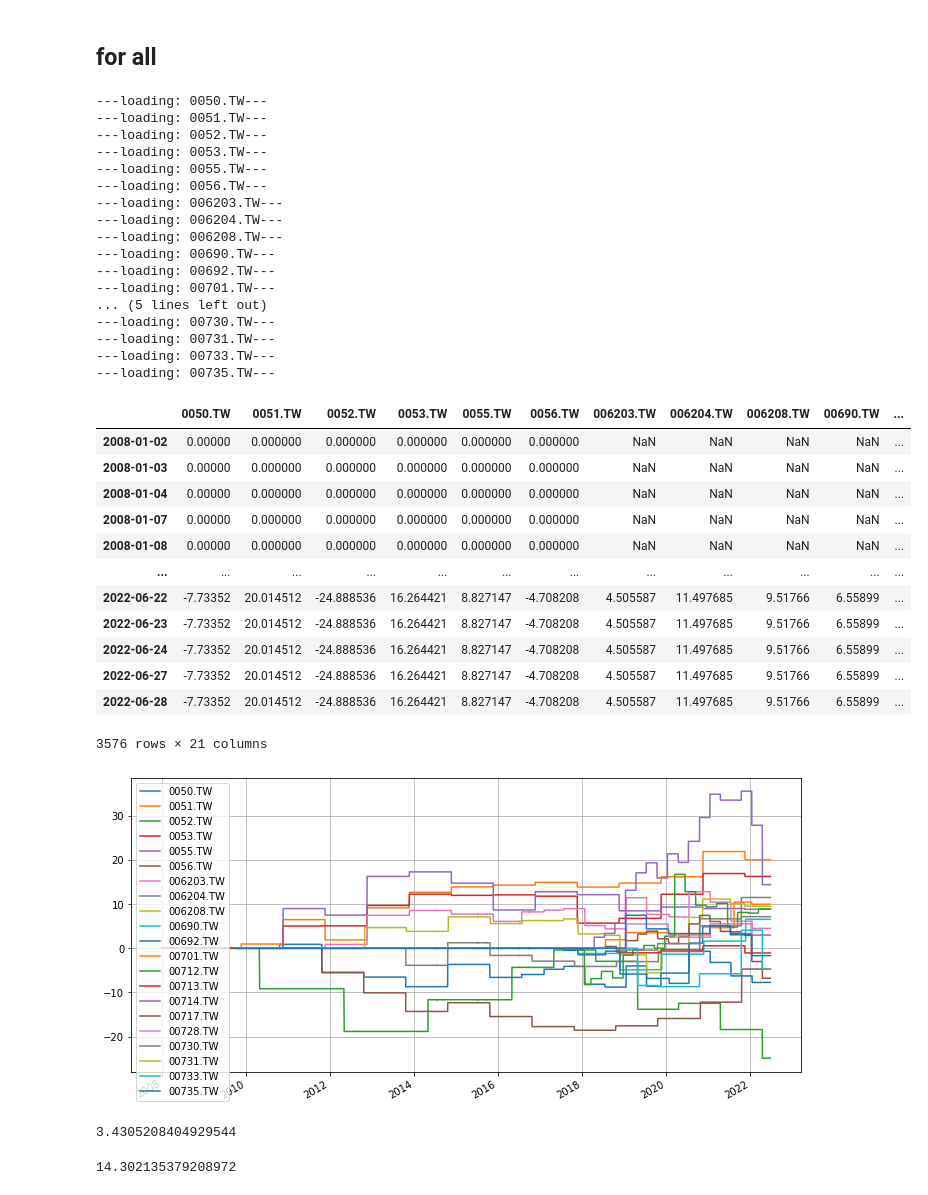
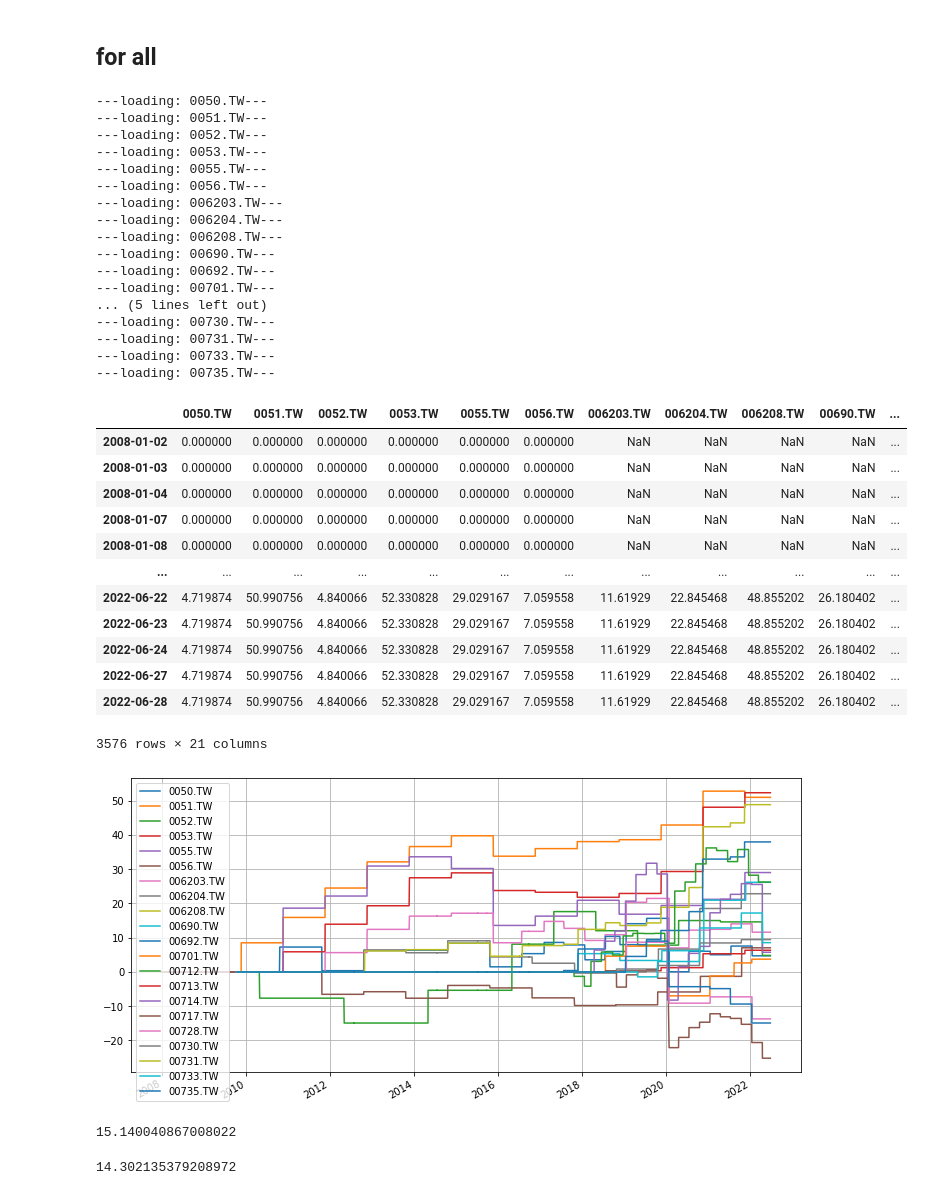
Before and after one commit to benson85560/yuanta, a Jupyter notebook: Dividend_Yield_Strategy.ipynb, the cells around one changed output. Drawn from its saved outputs; the diff is of its cells as text; code cells hidden in the pictures.

```diff
--- a/Dividend_Yield_Strategy.ipynb
+++ b/Dividend_Yield_Strategy.ipynb
@@ -102,6 +102,7 @@ buy = []
 sell = []
 open_price = []
 timeList = []
+BS = None
 
 print(f'---loading: {symbol}---')
 
@@ -110,6 +111,7 @@ for i in range(len(df)):
     if i == len(df)-1:
       break
 
+    # 除息前
     # if df['0050'][i] > 0 and df['close'][i] > 0 : # 除息日
     #     tempSize = money / df['close'][i-30] # 前 15 天進場
     #     buy.append(i-30)
@@ -120,15 +122,24 @@ for i in range(len(df)):
     #     timeList.append(df.index[i])
 
 
+    # 除息後
+    if df['0050'][i] > 0 and df['close'][i] > 0: # 除息日
+        fill = df['open'][i+1] - df['close'][i-1] # 填息空間（取兩天）
+        goal_price = df['open'][i+1] + (df['open'][i+1] - df['close'][i-1])
+        continue
 
-    if df['0050'][i] > 0 and df['close'][i] > 0: # 除息日
+    if BS == None and fill > 0:
         tempSize = money / df['open'][i+1] # 後 1 天進場
+        BS = 'B'
         buy.append(i+1)
+        continue
 
-        profit = tempSize * (df['open'][i+10] - df['open'][i+1]) # 後 20 天出場並計算報酬
-        sell.append(i+10)
+    if BS == 'B' and df['close'][i] > goal_price:
+        profit = tempSize * (df['open'][i+40] - df['open'][i+1]) # 後 20 天出場並計算報酬
+        sell.append(i+40)
         profit_list.append(profit)
         timeList.append(df.index[i])
+        BS = None
 
 
 
@@ -249,8 +260,8 @@ for i in range(len(df)):
         tempSize = money / df['open'][i+1] # 後 1 天進場
         buy.append(i+1)
 
-        profit = tempSize * (df['open'][i+20] - df['open'][i+1]) # 後 20 天出場並計算報酬
-        sell.append(i+20)
+        profit = tempSize * (df['open'][i+40] - df['open'][i+1]) # 後 10 天出場並計算報酬
+        sell.append(i+40)
         profit_list.append(profit)
         timeList.append(df.index[i])
 
@@ -313,58 +324,58 @@ for j in range(len(symbol_list)):
           tempSize = money / df['open'][i+1] # 後 1 天進場
           buy.append(i+1)
 
-          profit = tempSize * (df['open'][i+20] - df['open'][i+1]) # 後 20 天出場並計算報酬
-          sell.append(i+20)
+          profit = tempSize * (df['open'][i+40] - df['open'][i+1]) # 後 10 天出場並計算報酬
+          sell.append(i+40)
           profit_list.append(profit)
           timeList.append(df.index[i])
 
       else:
         profit_list.append(0)
         timeList.append(df.index[i])
 
   pp = pd.DataFrame({'{}'.format(symbol_list[j]):np.cumsum(profit_list)}, index=timeList)
   equity = pd.concat([equity,pp], join='outer', axis=1)
 
 equity
 # %% [output]
 ---loading: 0050.TW---
 ---loading: 0051.TW---
 ---loading: 0052.TW---
 ---loading: 0053.TW---
 ---loading: 0055.TW---
 ---loading: 0056.TW---
 ---loading: 006203.TW---
 ---loading: 006204.TW---
 ---loading: 006208.TW---
 ---loading: 00690.TW---
 ---loading: 00692.TW---
 ---loading: 00701.TW---
 ... (5 lines left out)
 ---loading: 00730.TW---
 ---loading: 00731.TW---
 ---loading: 00733.TW---
 ---loading: 00735.TW---
 |  | 0050.TW | 0051.TW | 0052.TW | 0053.TW | 0055.TW | 0056.TW | 006203.TW | 006204.TW | 006208.TW | 00690.TW | ... |
-| 2008-01-02 | 0.00000 | 0.000000 | 0.000000 | 0.000000 | 0.000000 | 0.000000 | NaN | NaN | NaN | NaN | ... |
-| 2008-01-03 | 0.00000 | 0.000000 | 0.000000 | 0.000000 | 0.000000 | 0.000000 | NaN | NaN | NaN | NaN | ... |
-| 2008-01-04 | 0.00000 | 0.000000 | 0.000000 | 0.000000 | 0.000000 | 0.000000 | NaN | NaN | NaN | NaN | ... |
-| 2008-01-07 | 0.00000 | 0.000000 | 0.000000 | 0.000000 | 0.000000 | 0.000000 | NaN | NaN | NaN | NaN | ... |
-| 2008-01-08 | 0.00000 | 0.000000 | 0.000000 | 0.000000 | 0.000000 | 0.000000 | NaN | NaN | NaN | NaN | ... |
+| 2008-01-02 | 0.000000 | 0.000000 | 0.000000 | 0.000000 | 0.000000 | 0.000000 | NaN | NaN | NaN | NaN | ... |
+| 2008-01-03 | 0.000000 | 0.000000 | 0.000000 | 0.000000 | 0.000000 | 0.000000 | NaN | NaN | NaN | NaN | ... |
+| 2008-01-04 | 0.000000 | 0.000000 | 0.000000 | 0.000000 | 0.000000 | 0.000000 | NaN | NaN | NaN | NaN | ... |
+| 2008-01-07 | 0.000000 | 0.000000 | 0.000000 | 0.000000 | 0.000000 | 0.000000 | NaN | NaN | NaN | NaN | ... |
+| 2008-01-08 | 0.000000 | 0.000000 | 0.000000 | 0.000000 | 0.000000 | 0.000000 | NaN | NaN | NaN | NaN | ... |
 | ... | ... | ... | ... | ... | ... | ... | ... | ... | ... | ... | ... |
-| 2022-06-22 | -7.73352 | 20.014512 | -24.888536 | 16.264421 | 8.827147 | -4.708208 | 4.505587 | 11.497685 | 9.51766 | 6.55899 | ... |
-| 2022-06-23 | -7.73352 | 20.014512 | -24.888536 | 16.264421 | 8.827147 | -4.708208 | 4.505587 | 11.497685 | 9.51766 | 6.55899 | ... |
-| 2022-06-24 | -7.73352 | 20.014512 | -24.888536 | 16.264421 | 8.827147 | -4.708208 | 4.505587 | 11.497685 | 9.51766 | 6.55899 | ... |
-| 2022-06-27 | -7.73352 | 20.014512 | -24.888536 | 16.264421 | 8.827147 | -4.708208 | 4.505587 | 11.497685 | 9.51766 | 6.55899 | ... |
-| 2022-06-28 | -7.73352 | 20.014512 | -24.888536 | 16.264421 | 8.827147 | -4.708208 | 4.505587 | 11.497685 | 9.51766 | 6.55899 | ... |
+| 2022-06-22 | 4.719874 | 50.990756 | 4.840066 | 52.330828 | 29.029167 | 7.059558 | 11.61929 | 22.845468 | 48.855202 | 26.180402 | ... |
+| 2022-06-23 | 4.719874 | 50.990756 | 4.840066 | 52.330828 | 29.029167 | 7.059558 | 11.61929 | 22.845468 | 48.855202 | 26.180402 | ... |
+| 2022-06-24 | 4.719874 | 50.990756 | 4.840066 | 52.330828 | 29.029167 | 7.059558 | 11.61929 | 22.845468 | 48.855202 | 26.180402 | ... |
+| 2022-06-27 | 4.719874 | 50.990756 | 4.840066 | 52.330828 | 29.029167 | 7.059558 | 11.61929 | 22.845468 | 48.855202 | 26.180402 | ... |
+| 2022-06-28 | 4.719874 | 50.990756 | 4.840066 | 52.330828 | 29.029167 | 7.059558 | 11.61929 | 22.845468 | 48.855202 | 26.180402 | ... |
 3576 rows × 21 columns
 # %%
 equity.plot(grid=True, figsize=(12, 6));
 # %% [output]
-[figure, old version]
+[figure, new version]
 # %%
 equity.iloc[-1].mean() # 息收後
 # %% [output]
-3.4305208404929544
+15.140040867008022
 # %%
 d1 = equity.iloc[-1].mean()
 d1　# 息收前（all）
```
Also changed, not shown: parts of 22 cells of this notebook.
